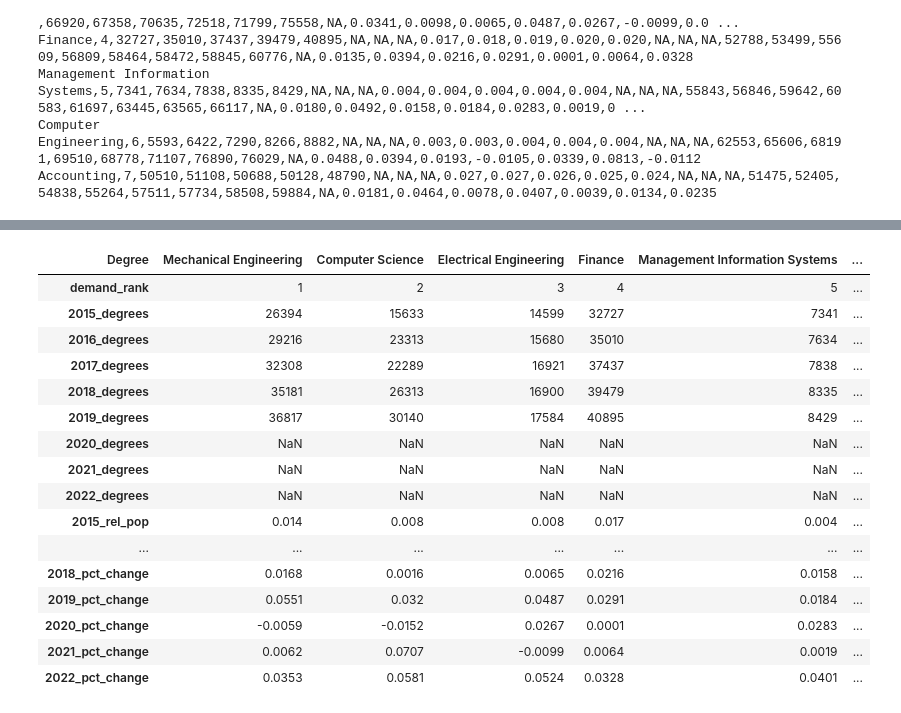
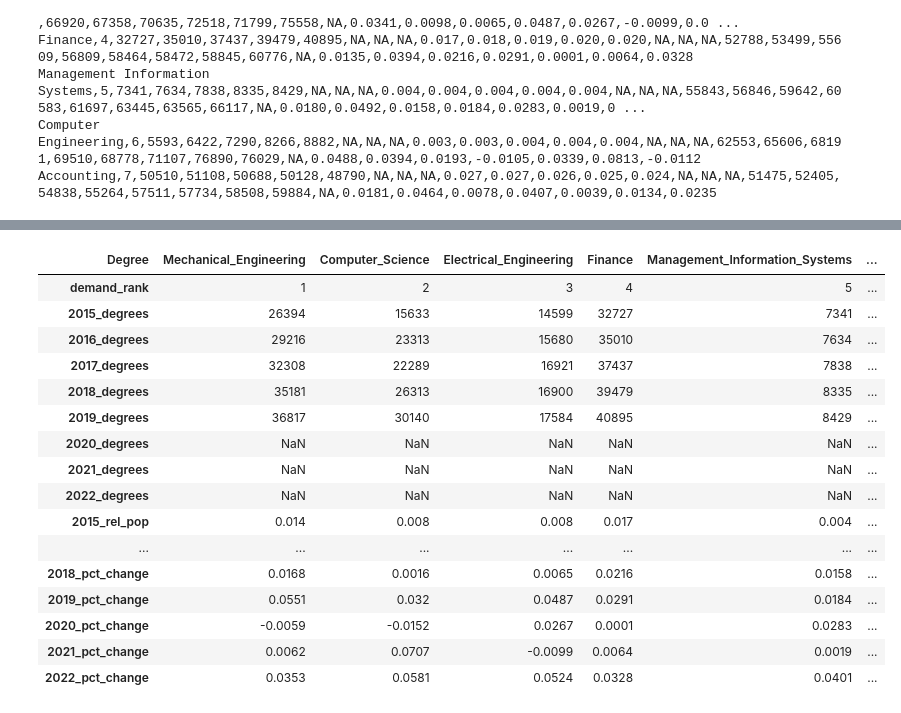
Before and after one commit to gitjgoud/python-bachelor-salary-projections, a Jupyter notebook: salary_projection_by_degree.ipynb, the cells around one changed output, grey strips where cells are left out. Cells and saved outputs as stored; diff of their text form; code cells hidden in the pictures.

```diff
--- a/salary_projection_by_degree.ipynb
+++ b/salary_projection_by_degree.ipynb
@@ -36,11 +36,12 @@ salary_by_degree
 | 2022_pct_change | 0.0353 | 0.0581 | 0.0524 | 0.0328 | 0.0401 | -0.0112 | 0.0235 |
 # %%
 col_names = salary_by_degree.iloc[0]
+for i in range(len(col_names)): col_names[i] = col_names[i].replace(' ','_')
 salary_by_degree = salary_by_degree.iloc[1:]
 salary_by_degree.columns = col_names
 salary_by_degree
 # %% [output]
-| Degree | Mechanical Engineering | Computer Science | Electrical Engineering | Finance | Management Information Systems | ... |
+| Degree | Mechanical_Engineering | Computer_Science | Electrical_Engineering | Finance | Management_Information_Systems | ... |
 | demand_rank | 1 | 2 | 3 | 4 | 5 | ... |
 | 2015_degrees | 26394 | 15633 | 14599 | 32727 | 7341 | ... |
 | 2016_degrees | 29216 | 23313 | 15680 | 35010 | 7634 | ... |
```
Also changed, not shown: parts of 5 cells of this notebook.
